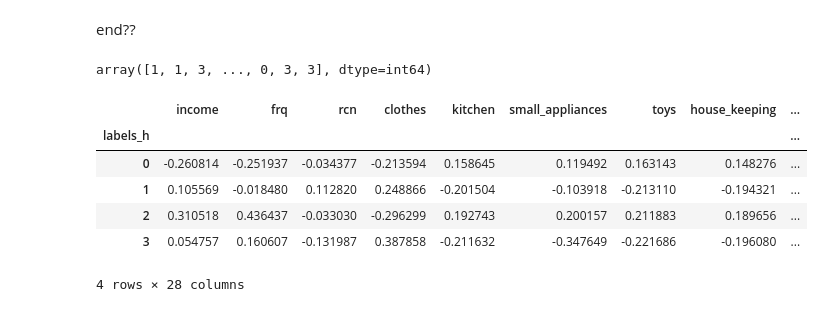
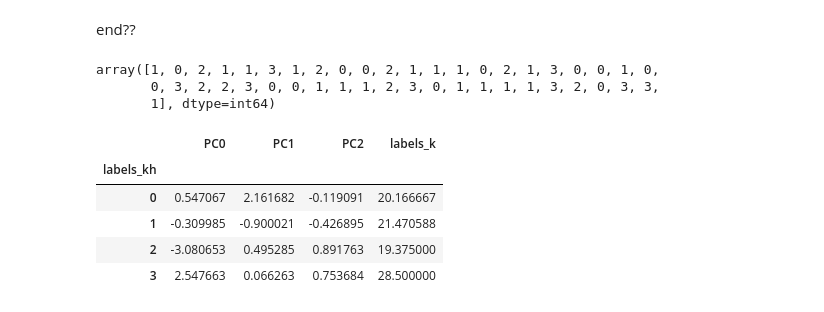
Before and after one commit to HitGobba/Data-Mining-21-22, a Jupyter notebook: notebooks/lab10_kmeans_clustering.ipynb, the cells around one changed output. Cells and saved outputs as stored; diff of their text form; code cells hidden in the pictures.

```diff
--- a/notebooks/lab10_kmeans_clustering.ipynb
+++ b/notebooks/lab10_kmeans_clustering.ipynb
@@ -419,5 +419,3 @@ df_concat
 | 8815 | -0.596155 | 0.825229 | 0.657173 | -0.442982 | 0.577680 | 0.581670 | -0.809480 | 0.561792 | ... |
 | 8816 | 2.034397 | 1.649574 | 0.756850 | 0.427220 | -0.653437 | -0.291699 | -0.229339 | -0.101374 | ... |
 8817 rows × 28 columns
-# %%
-pc_features_2 = pc_features.append(pd.Index(['labels_k']))
@@ -439,0 +422,3 @@ df_concat[pc_features_2]
+# %%
+kmeans_cen = pd.DataFrame(data=kmclust.cluster_centers_,columns=pc_features)
+kmeans_cen['labels_k']=range(45)
@@ -596,22 +609,23 @@ end??
 linkage = 'ward'
 distance = 'euclidean'
 hc4lust = AgglomerativeClustering(linkage=linkage, affinity=distance, n_clusters=4)
-hc4_labels = hc4lust.fit_predict(df_concat[pc_features_2])
+hc4_labels = hc4lust.fit_predict(kmeans_cen[pc_features])
 # %%
 hc4_labels
 # %% [output]
-array([1, 1, 3, ..., 0, 3, 3], dtype=int64)
+array([1, 0, 2, 1, 1, 3, 1, 2, 0, 0, 2, 1, 1, 1, 0, 2, 1, 3, 0, 0, 1, 0,
+       0, 3, 2, 2, 3, 0, 0, 1, 1, 1, 2, 3, 0, 1, 1, 1, 1, 3, 2, 0, 3, 3,
+       1], dtype=int64)
 # %%
 # Characterizing the 4 clusters
-df_concat_2 = pd.concat((df_concat, pd.Series(hc4_labels, name='labels_h')), axis=1)
-df_concat_2.groupby('labels_h').mean()
+kmeans_cen = pd.concat((kmeans_cen, pd.Series(hc4_labels, name='labels_kh')), axis=1)
+kmeans_cen.groupby('labels_kh').mean()
 # %% [output]
-|  | income | frq | rcn | clothes | kitchen | small_appliances | toys | house_keeping | ... |
-| labels_h |  |  |  |  |  |  |  |  | ... |
-| 0 | -0.260814 | -0.251937 | -0.034377 | -0.213594 | 0.158645 | 0.119492 | 0.163143 | 0.148276 | ... |
-| 1 | 0.105569 | -0.018480 | 0.112820 | 0.248866 | -0.201504 | -0.103918 | -0.213110 | -0.194321 | ... |
-| 2 | 0.310518 | 0.436437 | -0.033030 | -0.296299 | 0.192743 | 0.200157 | 0.211883 | 0.189656 | ... |
-| 3 | 0.054757 | 0.160607 | -0.131987 | 0.387858 | -0.211632 | -0.347649 | -0.221686 | -0.196080 | ... |
+|  | PC0 | PC1 | PC2 | labels_k |
+| labels_kh |  |  |  |  |
+| 0 | 0.547067 | 2.161682 | -0.119091 | 20.166667 |
+| 1 | -0.309985 | -0.900021 | -0.426895 | 21.470588 |
+| 2 | -3.080653 | 0.495285 | 0.891763 | 19.375000 |
+| 3 | 2.547663 | 0.066263 | 0.753684 | 28.500000 |
-4 rows × 28 columns
 # %%
 #df_concat_2.drop('labels_h',axis=1,inplace=True)
```
Also changed, not shown: parts of 18 cells of this notebook.
